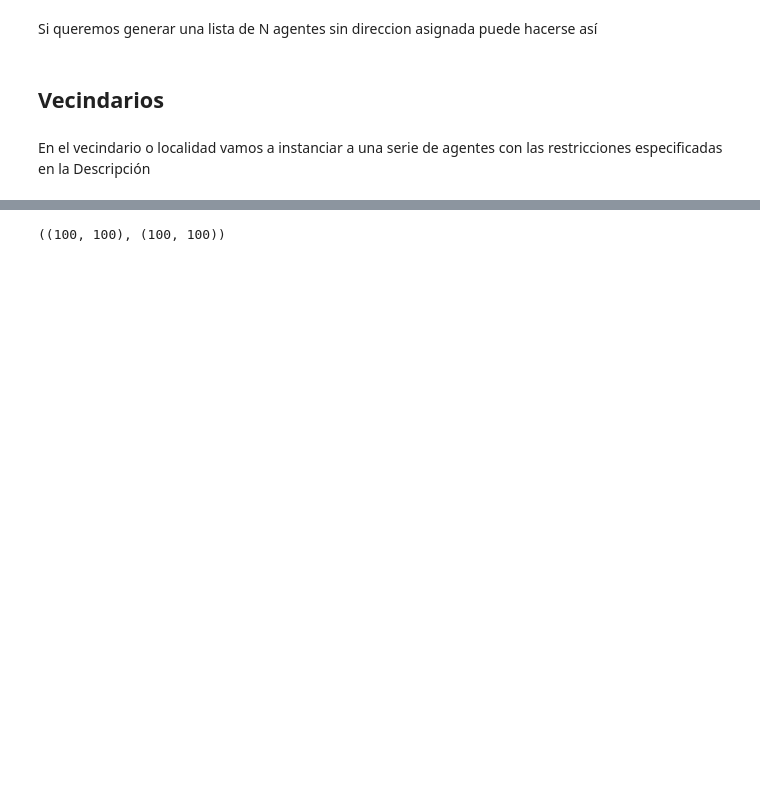
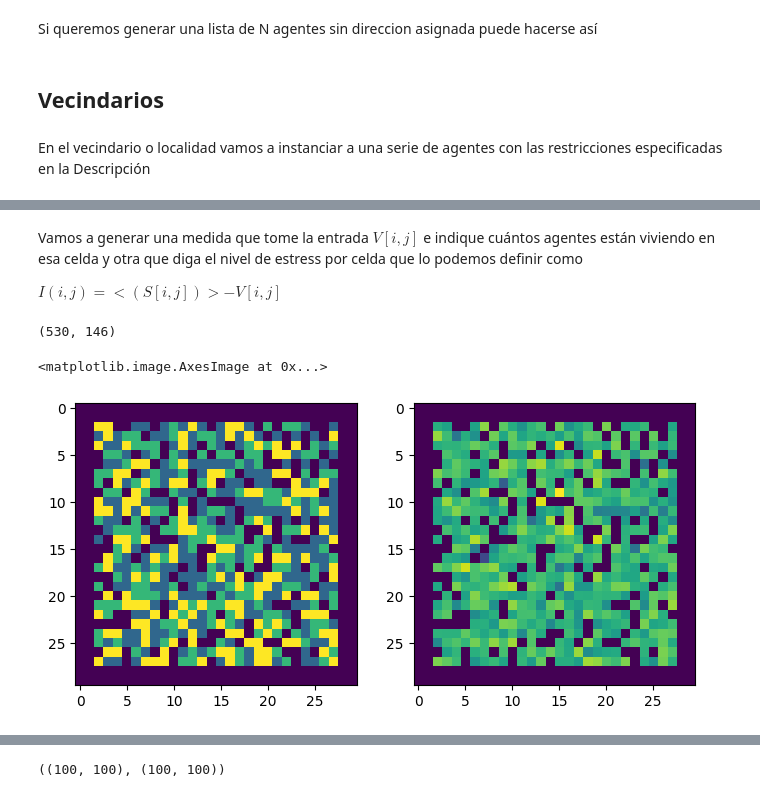
Before and after one commit to sergiohzlz/modelo_gentrificacion, a Jupyter notebook: phd_tercer_semestre.ipynb, the cells around one changed output, grey strips where cells are left out. Saved outputs shown, nothing was run; the diff lists cells and outputs as text; code cells hidden in the pictures; blank space fills up the shorter version.

```diff
--- a/phd_tercer_semestre.ipynb
+++ b/phd_tercer_semestre.ipynb
@@ -389,0 +382,27 @@ Formando grupo Ik
+# %% [markdown]
+Vamos a generar una medida que tome la entrada $V[i,j]$ e indique cuántos agentes están viviendo en esa celda y otra que diga el nivel de estress por celda que lo podemos definir como
+
+$I(i,j) = <(S[i,j])> - V[i,j]$
+# %%
+# la cantidad de celdas ocupadas y desocupadas es sin la periferia
+sum([1 for c in V.ocupacion if V.ocupacion[c]>0]), sum([1 for c in V.ocupacion if V.ocupacion[c]==0])
+# %% [output]
+(530, 146)
+# %%
+
+def estres(M, dic_salarios):
+    E = np.zeros_like(M)
+    salarios = {tuple((int(pos[0]), int(pos[1]))) : float(np.mean([x.salario for x in agentes]) )for pos,agentes in dic_salarios.items()}
+#     print(salarios)
+    for t, val in salarios.items():
+        E[t] = val
+    return E
+
+E = estres(V.V, V.agentes)
+# %%
+fig, ax = plt.subplots(1,2, figsize=(8,8))
+ax[0].imshow(O)
+ax[1].imshow(E)
+# %% [output]
+<matplotlib.image.AxesImage at 0x...>
+[figure, added]
```
Also changed, not shown: parts of 24 cells of this notebook, 1 other file.
